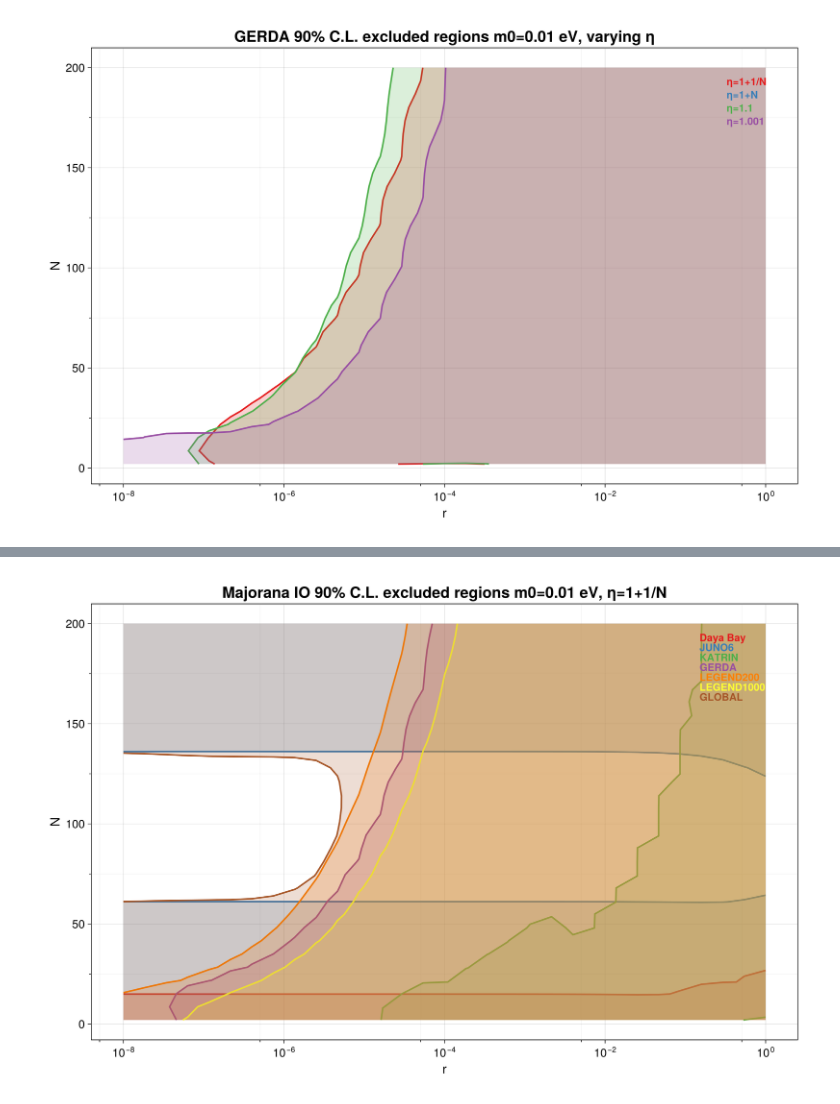
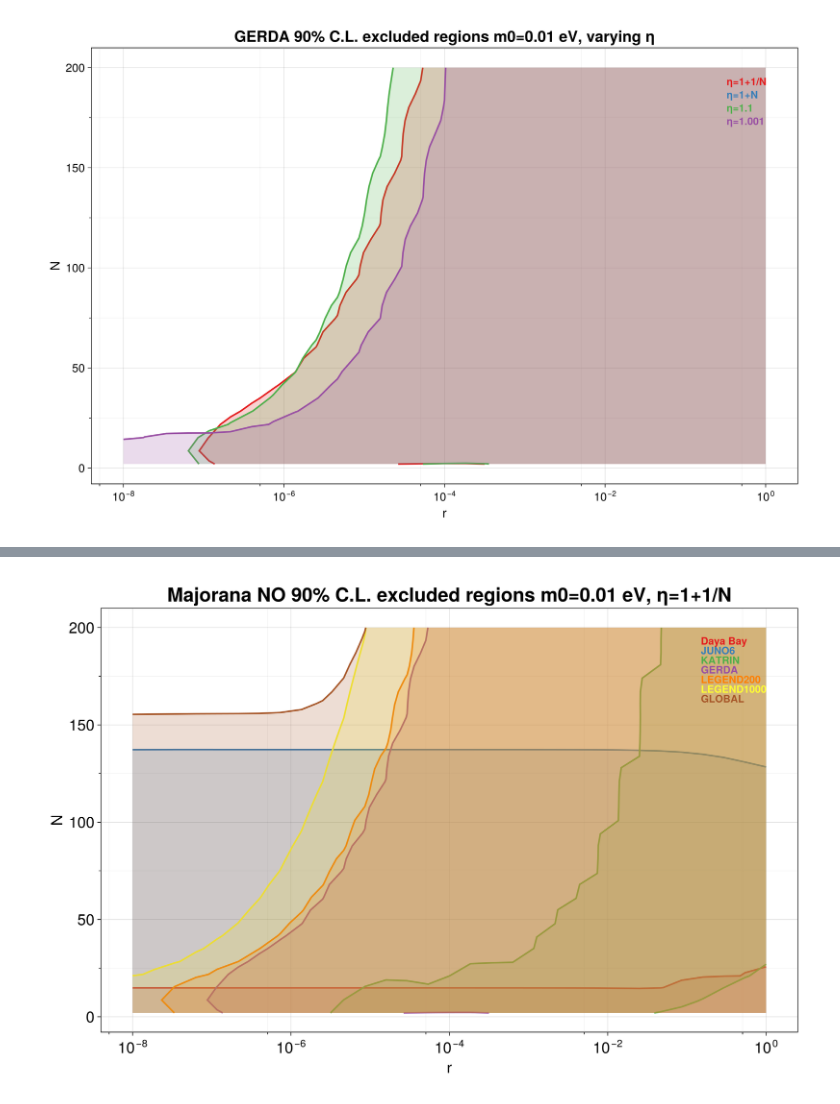
Before and after one commit to philippeller/Newtrinos.jl, a Jupyter notebook: notebooks/plots_final.ipynb, the cells around one changed output, grey strips where cells are left out. Saved outputs shown, nothing was run; the diff lists cells and outputs as text; code cells hidden in the pictures.

```diff
--- a/notebooks/plots_final.ipynb
+++ b/notebooks/plots_final.ipynb
@@ -704,9 +702,9 @@ end
 
 
 file_paths = ["/home/sofialon/Newtrinos.jl/plots_fix/scan_new/junotao_full6_rN_NNM_NO_η=1+1_N_m0=0.01_log.jld2",
-              "/home/sofialon/Newtrinos.jl/plots_fix/scan_new/junotao_full6_rN_NNM_IO_η=1+1_N_m0=0.01_log.jld2",
+              "/home/sofialon/Newtrinos.jl/plots_fix/scan_new/junotao_full6_rN_NNM_IO_η=1+1_N_m0=0.01_log1000.jld2",
                  "/home/sofialon/Newtrinos.jl/plots_fix/scan_new/junotao_full6_rN_NND_NO_η=1+1_N_m0=0.01_log.jld2",
-               "/home/sofialon/Newtrinos.jl/plots_fix/scan_new/junotao_full6_rN_NND_IO_η=1+1_N_m0=0.01_log.jld2"]
+               "/home/sofialon/Newtrinos.jl/plots_fix/scan_new/junotao_full6_rN_NND_IO_η=1+1_N_m0=0.01_log1000.jld2"]
 
 
 fig = superpose_contours_outside(file_paths;
@@ -992,11 +990,11 @@ function superpose_contours_outside(file_paths::Vector{String};
         xminorgridvisible = true,
         yminorticksvisible = true,
         yminorgridvisible = true,
-        titlesize = 24,
-        xlabelsize = 20,
-        ylabelsize = 20,
-        xticklabelsize = 18,
-        yticklabelsize = 18,
+        titlesize = 30,
+        xlabelsize = 24,
+        ylabelsize = 24,
+        xticklabelsize = 24,
+        yticklabelsize = 24,
         xscale = xscale,
         yscale = yscale
     )
@@ -1073,40 +1071,40 @@ function superpose_contours_outside(file_paths::Vector{String};
         y_positions = [position_in_range(y_min, y_max, f) for f in fractions_y]
         x_position = position_in_range(x_min, x_max, 0.15)
 
         for (idx, label) in enumerate(experiments)
             color = colors[idx]
             text!(ax, x_position, y_positions[idx],
                   text = label,
                   fontsize = 16,
                   color = color,
                   font = :bold)
         end
     end
 
     f
 end
 
 
-file_paths = ["/home/sofialon/Newtrinos.jl/plots_fix/scan_new/scan_dayabay_rN_m0=0.01_NNM_IO_log.jld2",
-              "/home/sofialon/Newtrinos.jl/plots_fix/scan_new/junotao_full6_rN_NNM_IO_η=1+1_N_m0=0.01_log.jld2",
-              "/home/sofialon/Newtrinos.jl/plots_fix/scan_new/scan_katrin_Nr_m0=0.01_η=1+1N_NNM_IO.jld2",
-              "/home/sofialon/Newtrinos.jl/plots_fix/scan_new/scan_gerda_Nr_m0=0.01_η=1+1N_NNM_IO.jld2",
-              "/home/sofialon/Newtrinos.jl/plots_fix/scan_new/scan_legend200_Nr_m0=0.01_η=1+1N_NNM_IO.jld2",
-              "/home/sofialon/Newtrinos.jl/plots_fix/scan_new/scan_legend1000_Nr_m0=0.01_η=1+1N_NNM_IO.jld2",
-             "/home/sofialon/Newtrinos.jl/plots_fix/scan_new/scan_global_rN_m0=0.01_NNM_IO.jld2"
+file_paths = ["/home/sofialon/Newtrinos.jl/plots_fix/scan_new/scan_dayabay_rN_m0=0.01_NNM_log.jld2",
+              "/home/sofialon/Newtrinos.jl/plots_fix/scan_new/junotao_full6_rN_NNM_NO_η=1+1_N_m0=0.01_log.jld2",
+              "/home/sofialon/Newtrinos.jl/plots_fix/scan_new/scan_katrin_Nr_m0=0.01_η=1+1N_NNM_NO.jld2",
+              "/home/sofialon/Newtrinos.jl/plots_fix/scan_new/scan_gerda_Nr_m0=0.01_η=1+1N_NNM_NO.jld2",
+              "/home/sofialon/Newtrinos.jl/plots_fix/scan_new/scan_legend200_Nr_m0=0.01_η=1+1N_NNM_NO.jld2",
+              "/home/sofialon/Newtrinos.jl/plots_fix/scan_new/scan_legend1000_Nr_m0=0.01_η=1+1N_NNM_NO.jld2",
+             "/home/sofialon/Newtrinos.jl/plots_fix/scan_new/scan_global_rN_m0=0.01_NNM_NO_log.jld2"
              ]
 
 
 fig = superpose_contours_outside(file_paths;
-    title="Majorana IO 90% C.L. excluded regions m0=0.01 eV, η=1+1/N",
+    title="Majorana NO 90% C.L. excluded regions m0=0.01 eV, η=1+1/N",
     experiments = ["Daya Bay","JUNO6", "KATRIN","GERDA", "LEGEND200","LEGEND1000","GLOBAL"],
     colorscheme = :Set1_9,
     color_step = 1,
     xscale=log10,
     #yscale=log10,
     smooth_sigma=0.8)
 
 display("image/png",fig)
-save("/home/sofialon/Newtrinos.jl/plots_fix/plots_newex/superposed_contours_allglobal_NNM_IO_rn.png", fig)
+#save("/home/sofialon/Newtrinos.jl/plots_fix/plots_newex/superposed_contours_allglobal_NNM_NO_rn.png", fig)
 # %% [output]
-[figure, old version]
+[figure, new version]
```
Also changed, not shown: parts of 3 cells of this notebook, 11 other files.
